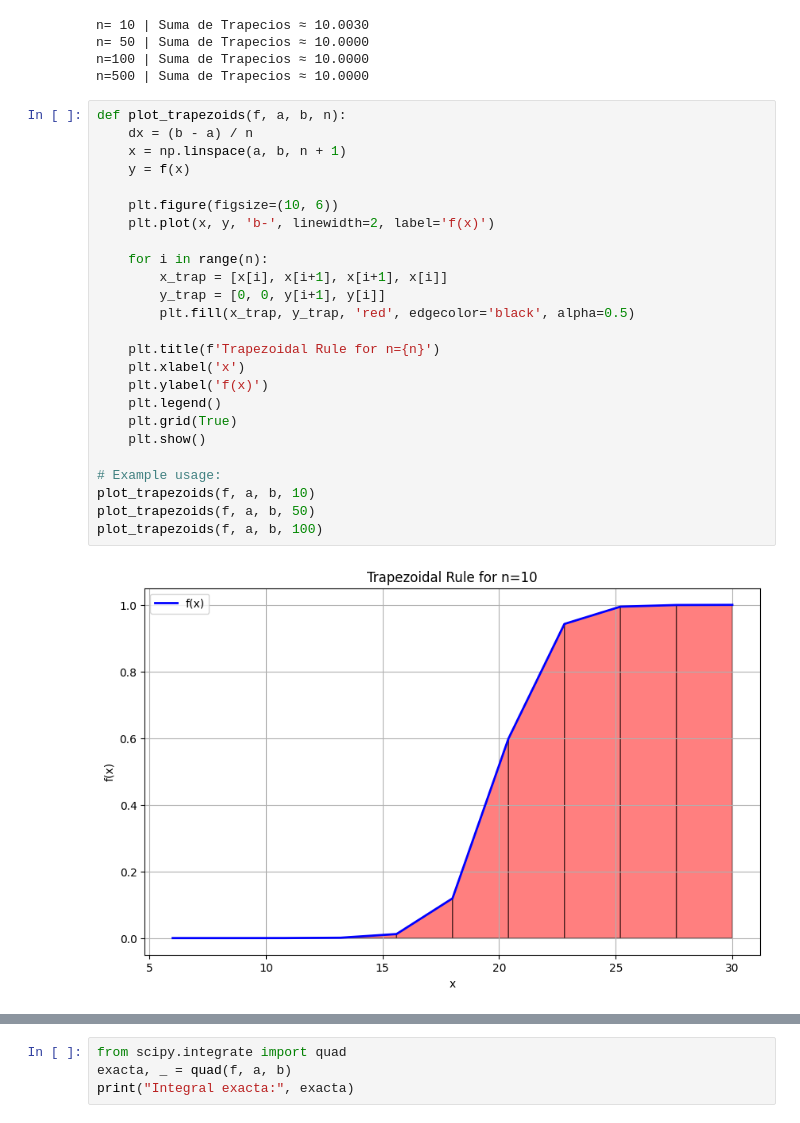
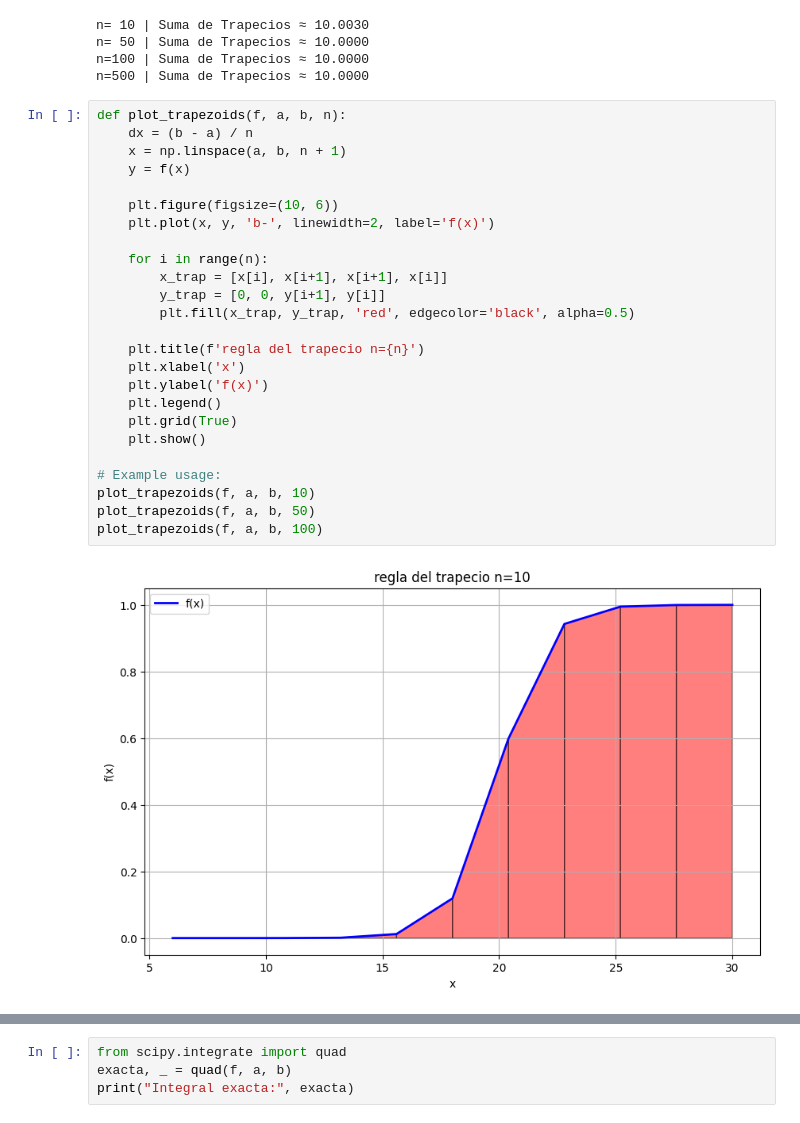
Before and after one commit to AleR26/ColabFiles, a Jupyter notebook: sentimientoAcumulado.ipynb, the cells around one changed output, grey strips where cells are left out. Cells and saved outputs as stored; diff of their text form.

```diff
--- a/sentimientoAcumulado.ipynb
+++ b/sentimientoAcumulado.ipynb
@@ -292,27 +292,27 @@ n=500 | Suma de Trapecios ≈ 10.0000
 # %%
 def plot_trapezoids(f, a, b, n):
     dx = (b - a) / n
     x = np.linspace(a, b, n + 1)
     y = f(x)
 
     plt.figure(figsize=(10, 6))
     plt.plot(x, y, 'b-', linewidth=2, label='f(x)')
 
     for i in range(n):
         x_trap = [x[i], x[i+1], x[i+1], x[i]]
         y_trap = [0, 0, y[i+1], y[i]]
         plt.fill(x_trap, y_trap, 'red', edgecolor='black', alpha=0.5)
 
-    plt.title(f'Trapezoidal Rule for n={n}')
+    plt.title(f'regla del trapecio n={n}')
     plt.xlabel('x')
     plt.ylabel('f(x)')
     plt.legend()
     plt.grid(True)
     plt.show()
 
 # Example usage:
 plot_trapezoids(f, a, b, 10)
 plot_trapezoids(f, a, b, 50)
 plot_trapezoids(f, a, b, 100)
 # %% [output]
-[figure, old version]
+[figure, new version]
```
Also changed, not shown: parts of 4 cells of this notebook.
